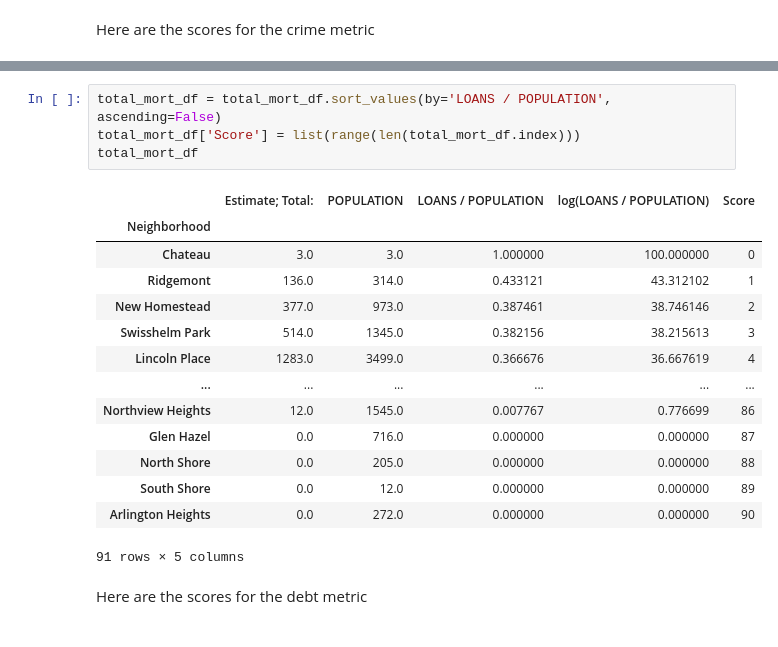
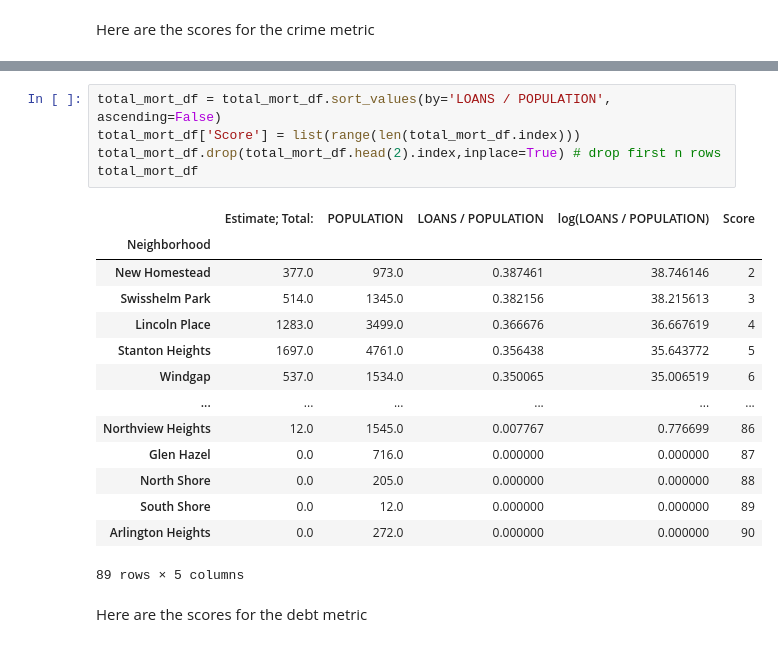
Before and after one commit to lampealex888/FinalProject, a Jupyter notebook: groupNotebook.ipynb, the cells around one changed output, grey strips where cells are left out. Drawn from its saved outputs; the diff is of its cells as text.

```diff
--- a/groupNotebook.ipynb
+++ b/groupNotebook.ipynb
@@ -495,21 +499,22 @@ total_crime_df = total_crime_df.sort_values(by="INCIDENTNEIGHBORHOOD", ascending
 # %%
 total_mort_df = total_mort_df.sort_values(by='LOANS / POPULATION', ascending=False)
 total_mort_df['Score'] = list(range(len(total_mort_df.index)))
+total_mort_df.drop(total_mort_df.head(2).index,inplace=True) # drop first n rows
 total_mort_df
 # %% [output]
 |  | Estimate; Total: | POPULATION | LOANS / POPULATION | log(LOANS / POPULATION) | Score |
 | Neighborhood |  |  |  |  |  |
-| Chateau | 3.0 | 3.0 | 1.000000 | 100.000000 | 0 |
-| Ridgemont | 136.0 | 314.0 | 0.433121 | 43.312102 | 1 |
 | New Homestead | 377.0 | 973.0 | 0.387461 | 38.746146 | 2 |
 | Swisshelm Park | 514.0 | 1345.0 | 0.382156 | 38.215613 | 3 |
 | Lincoln Place | 1283.0 | 3499.0 | 0.366676 | 36.667619 | 4 |
+| Stanton Heights | 1697.0 | 4761.0 | 0.356438 | 35.643772 | 5 |
+| Windgap | 537.0 | 1534.0 | 0.350065 | 35.006519 | 6 |
 | ... | ... | ... | ... | ... | ... |
 | Northview Heights | 12.0 | 1545.0 | 0.007767 | 0.776699 | 86 |
 | Glen Hazel | 0.0 | 716.0 | 0.000000 | 0.000000 | 87 |
 | North Shore | 0.0 | 205.0 | 0.000000 | 0.000000 | 88 |
 | South Shore | 0.0 | 12.0 | 0.000000 | 0.000000 | 89 |
 | Arlington Heights | 0.0 | 272.0 | 0.000000 | 0.000000 | 90 |
-91 rows × 5 columns
+89 rows × 5 columns
 # %% [markdown]
 Here are the scores for the debt metric
```
Also changed, not shown: parts of 18 cells of this notebook.
